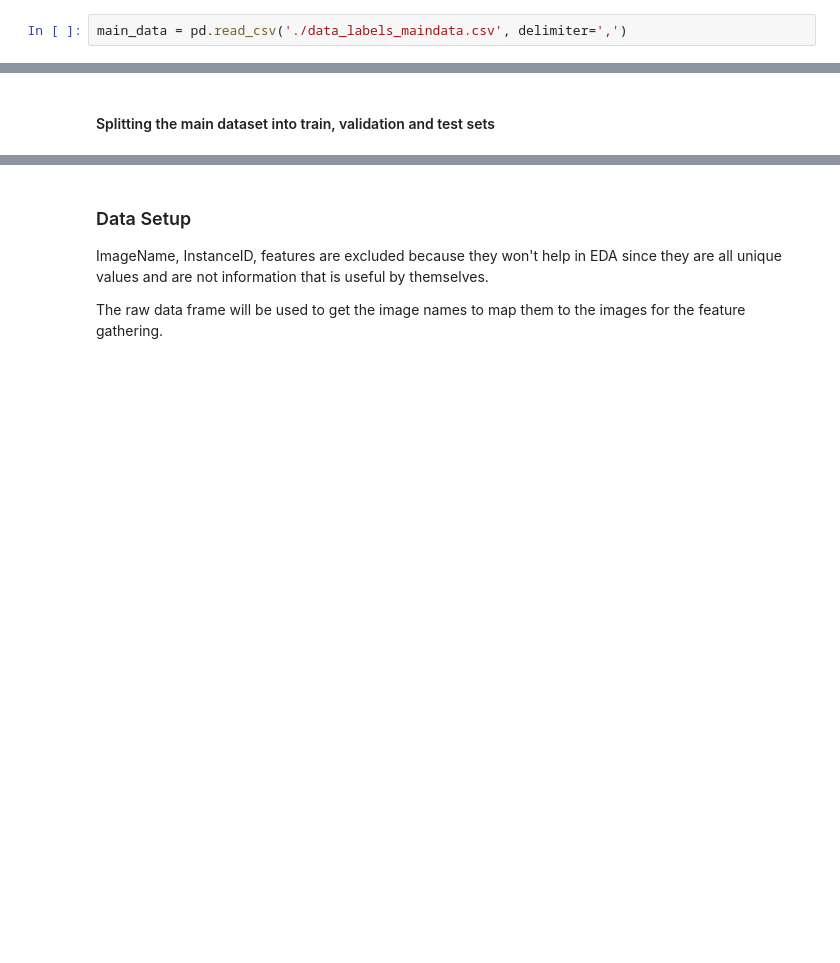
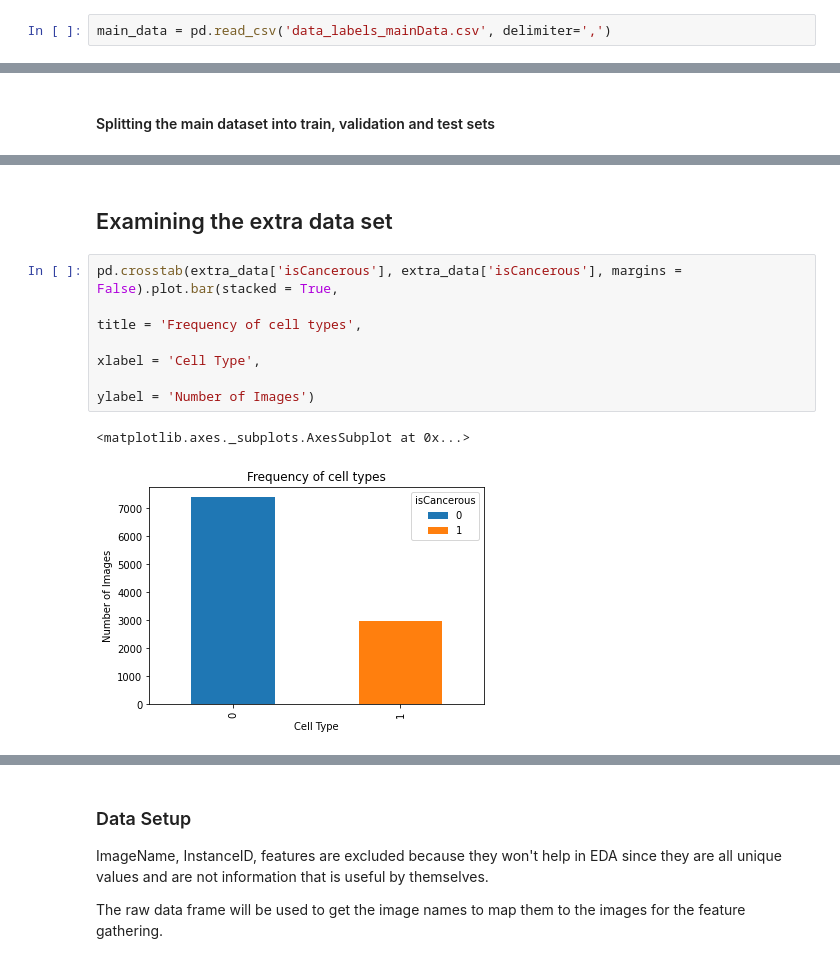
Before and after one commit to Luke-Mason/CML-Assignment-2, a Jupyter notebook: Luke.ipynb, the cells around one changed output, grey strips where cells are left out. Drawn from its saved outputs; the diff is of its cells as text; blank space fills up the shorter version.

Commit message:
Added EDA for extra Data set

```diff
--- a/Luke.ipynb
+++ b/Luke.ipynb
@@ -82,7 +109,7 @@ if (not os.path.exists("./data_labels_maindata.csv")):
 #### Load the main dataset
 This data contains both the cell type and isCancerous labels.
 # %%
-main_data = pd.read_csv('./data_labels_maindata.csv', delimiter=',')
+main_data = pd.read_csv('data_labels_mainData.csv', delimiter=',')
 # %% [markdown]
 #### Load the extra dataset
 This dataset does not contain the cellType labels.
@@ -226,0 +304,10 @@ print(test_set.isCancerous.value_counts().to_frame())
+# %% [markdown]
+## Examining the extra data set
+# %%
+pd.crosstab(extra_data['isCancerous'], extra_data['isCancerous'], margins = False).plot.bar(stacked = True,
+                                                                                            title = 'Frequency of cell types',
+                                                                                            xlabel = 'Cell Type',
+                                                                                            ylabel = 'Number of Images')
+# %% [output]
+<matplotlib.axes._subplots.AxesSubplot at 0x...>
+[figure, added]
```
Also changed, not shown: parts of 28 cells of this notebook.
